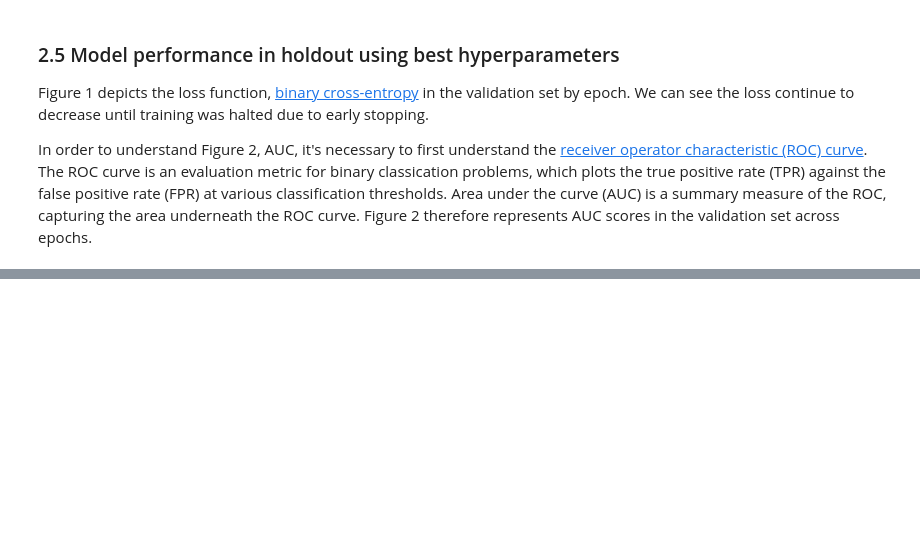
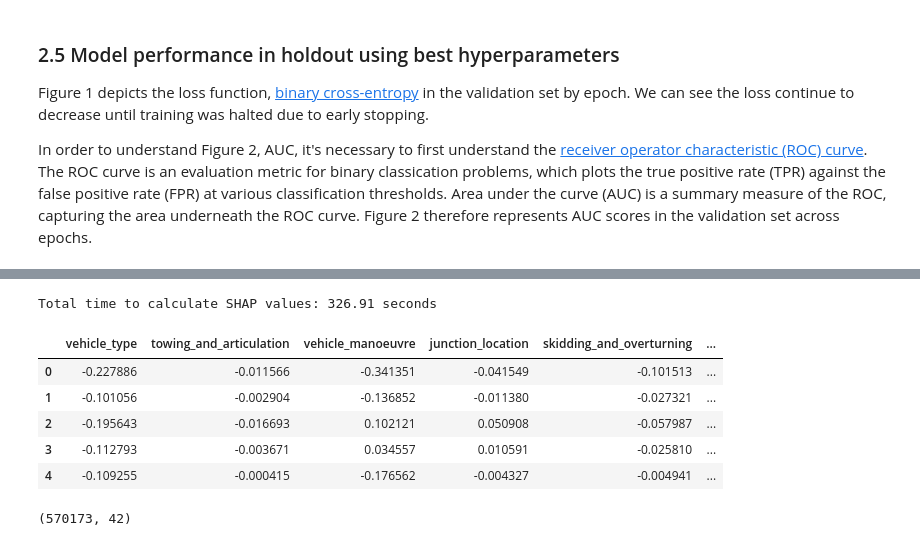
Before and after one commit to kingjosephm/gb_vehicle_injuries, a Jupyter notebook: analysis.ipynb, the cells around one changed output, grey strips where cells are left out. Saved outputs shown, nothing was run; the diff lists cells and outputs as text; code cells hidden in the pictures; blank space fills up the shorter version.

```diff
--- a/analysis.ipynb
+++ b/analysis.ipynb
@@ -376,0 +371,21 @@ plt.show()
+# %%
+current = time()
+shap_values = explainer.shap_values(df[features])
+print(f"Total time to calculate SHAP values: {round(time() - current, 2)} seconds")
+# %% [output]
+Total time to calculate SHAP values: 326.91 seconds
+# %%
+shap_vals = pd.DataFrame(shap_values[1], columns=df[features].columns, index=df[features].index)
+# %%
+shap_vals.head()
+# %% [output]
+|  | vehicle_type | towing_and_articulation | vehicle_manoeuvre | junction_location | skidding_and_overturning | ... |
+| 0 | -0.227886 | -0.011566 | -0.341351 | -0.041549 | -0.101513 | ... |
+| 1 | -0.101056 | -0.002904 | -0.136852 | -0.011380 | -0.027321 | ... |
+| 2 | -0.195643 | -0.016693 | 0.102121 | 0.050908 | -0.057987 | ... |
+| 3 | -0.112793 | -0.003671 | 0.034557 | 0.010591 | -0.025810 | ... |
+| 4 | -0.109255 | -0.000415 | -0.176562 | -0.004327 | -0.004941 | ... |
+# %%
+shap_vals.shape
+# %% [output]
+(570173, 42)
```
Also changed, not shown: parts of 17 cells of this notebook.
